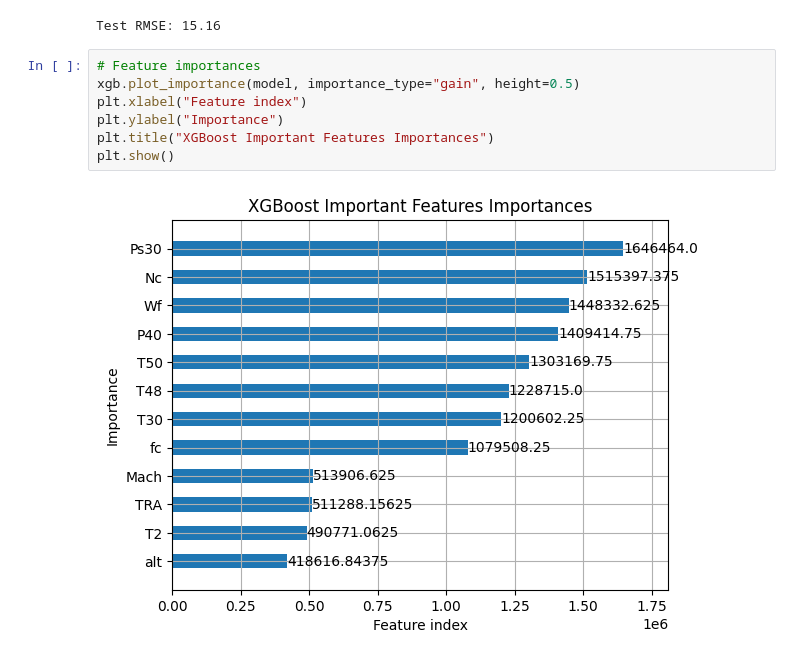
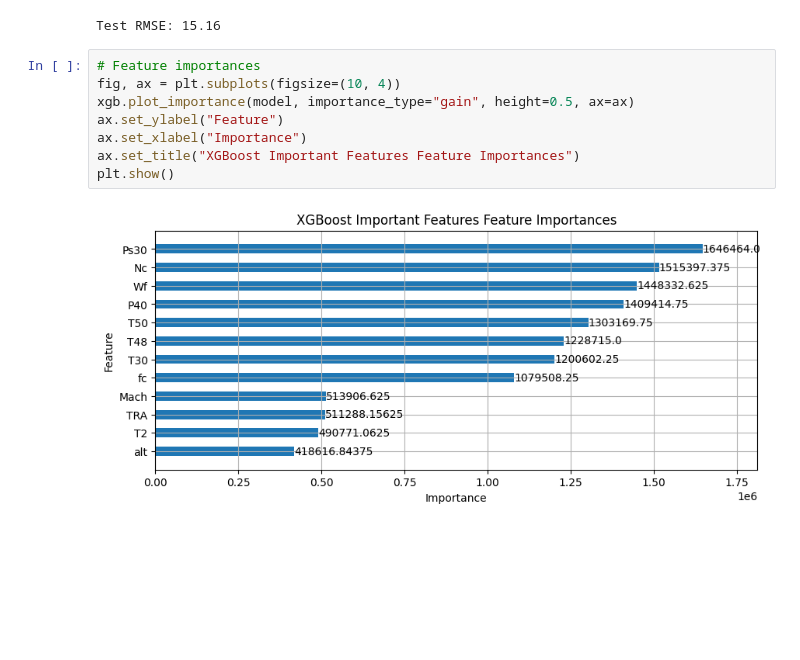
Before and after one commit to leon-kj/MAR-PdM-RUL-Turbofan, a Jupyter notebook: notebooks/MAR_XGBoost_importantfeatures.ipynb, the cells around one changed output. Saved outputs shown, nothing was run; the diff lists cells and outputs as text; blank space fills up the shorter version.

```diff
--- a/notebooks/MAR_XGBoost_importantfeatures.ipynb
+++ b/notebooks/MAR_XGBoost_importantfeatures.ipynb
@@ -224,13 +224,14 @@ print(f"Test RMSE: {rmse:.2f}")
 Test RMSE: 15.16
 # %%
 # Feature importances
-xgb.plot_importance(model, importance_type="gain", height=0.5)
-plt.xlabel("Feature index")
-plt.ylabel("Importance")
-plt.title("XGBoost Important Features Importances")
+fig, ax = plt.subplots(figsize=(10, 4))
+xgb.plot_importance(model, importance_type="gain", height=0.5, ax=ax)
+ax.set_ylabel("Feature")
+ax.set_xlabel("Importance")
+ax.set_title("XGBoost Important Features Feature Importances")
 plt.show()
 # %% [output]
-[figure, old version]
+[figure, new version]
 # %%
 unit_ids_test = A_test[:, 0]
 unit = 12
```
Also changed, not shown: parts of 1 cell of this notebook, 23 other files.
